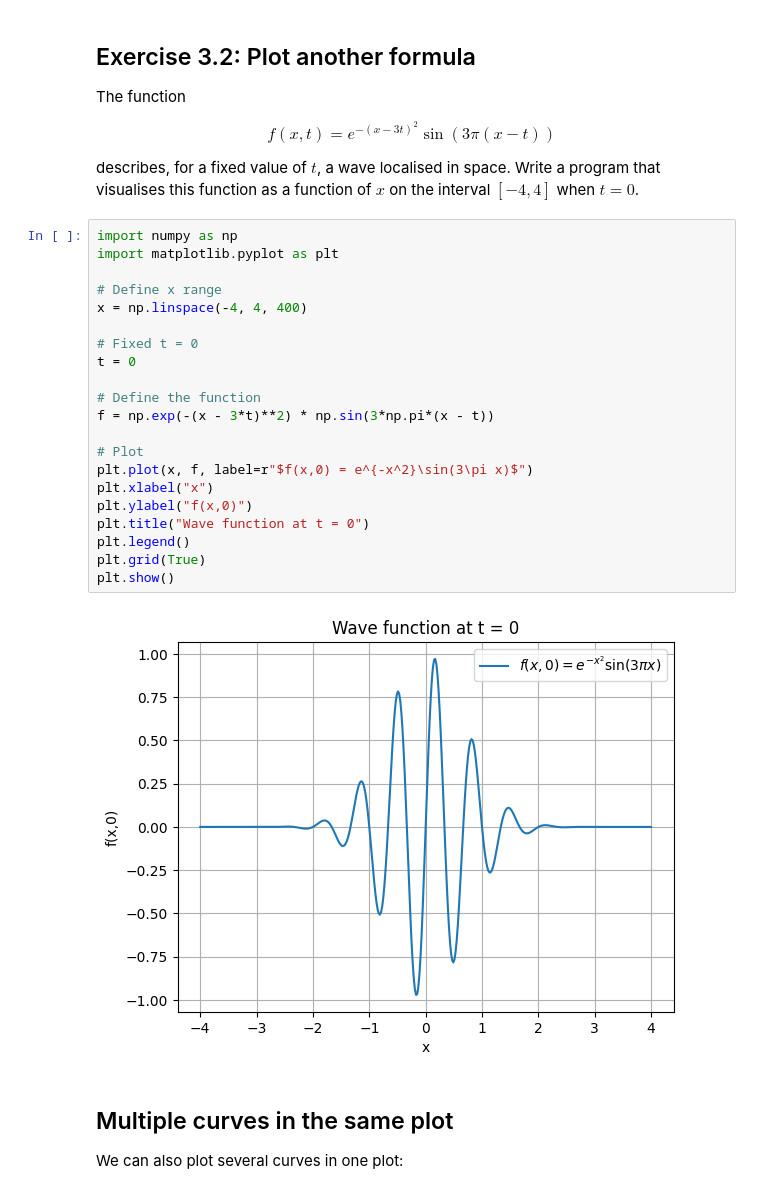
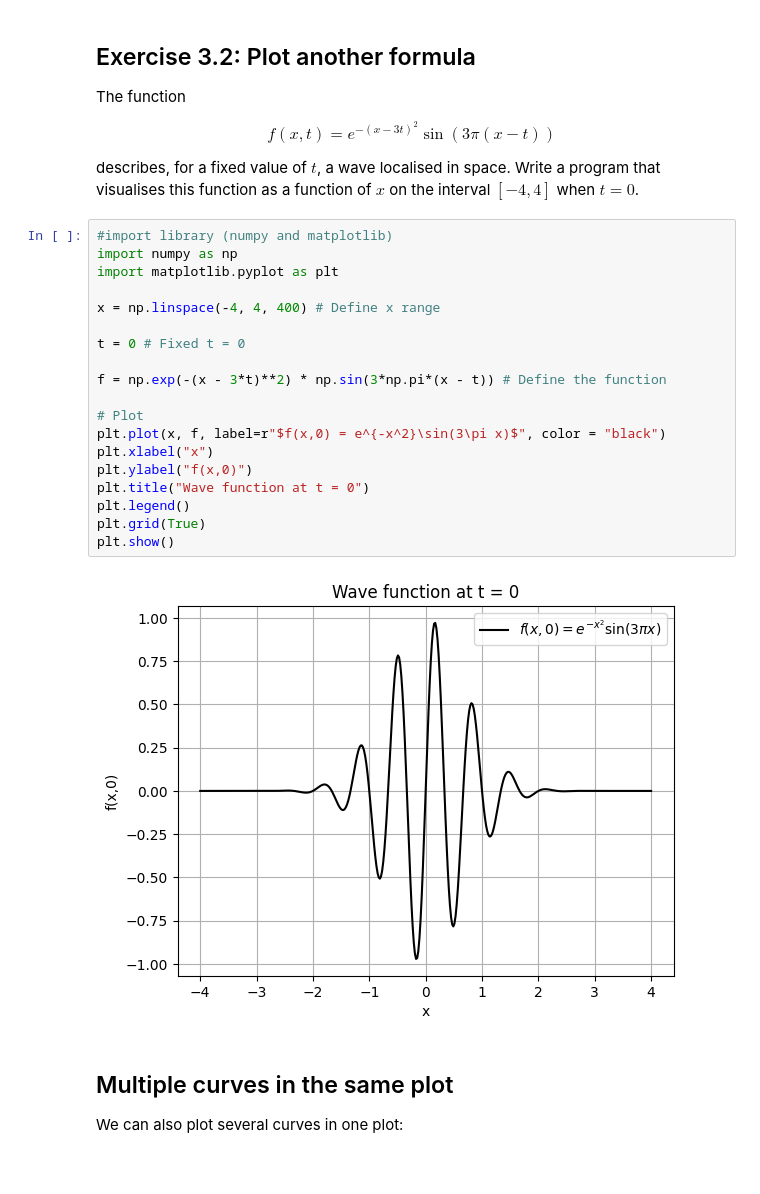
Before and after one commit to ese-ada-lovelace-2025/introduction-to-python-ada-eeb0803e6c, a Jupyter notebook: lecture3/lecture3.ipynb, the cells around one changed output. Cells and saved outputs as stored; diff of their text form.

```diff
--- a/lecture3/lecture3.ipynb
+++ b/lecture3/lecture3.ipynb
@@ -95,28 +95,26 @@ $$f(x, t) = e^{-(x - 3t)^2}\sin(3\pi(x - t))$$
 
 describes, for a fixed value of $t$, a wave localised in space. Write a program that visualises this function as a function of $x$ on the interval $[−4, 4]$ when $t = 0$.
 # %%
+#import library (numpy and matplotlib)
 import numpy as np
 import matplotlib.pyplot as plt
 
-# Define x range
-x = np.linspace(-4, 4, 400)
+x = np.linspace(-4, 4, 400) # Define x range
 
-# Fixed t = 0
-t = 0
+t = 0 # Fixed t = 0
 
-# Define the function
-f = np.exp(-(x - 3*t)**2) * np.sin(3*np.pi*(x - t))
+f = np.exp(-(x - 3*t)**2) * np.sin(3*np.pi*(x - t)) # Define the function
 
 # Plot
-plt.plot(x, f, label=r"$f(x,0) = e^{-x^2}\sin(3\pi x)$")
+plt.plot(x, f, label=r"$f(x,0) = e^{-x^2}\sin(3\pi x)$", color = "black")
 plt.xlabel("x")
 plt.ylabel("f(x,0)")
 plt.title("Wave function at t = 0")
 plt.legend()
 plt.grid(True)
 plt.show()
 # %% [output]
-[figure, old version]
+[figure, new version]
 # %% [markdown]
 ## Multiple curves in the same plot
 
```
Also changed, not shown: parts of 10 cells of this notebook.
